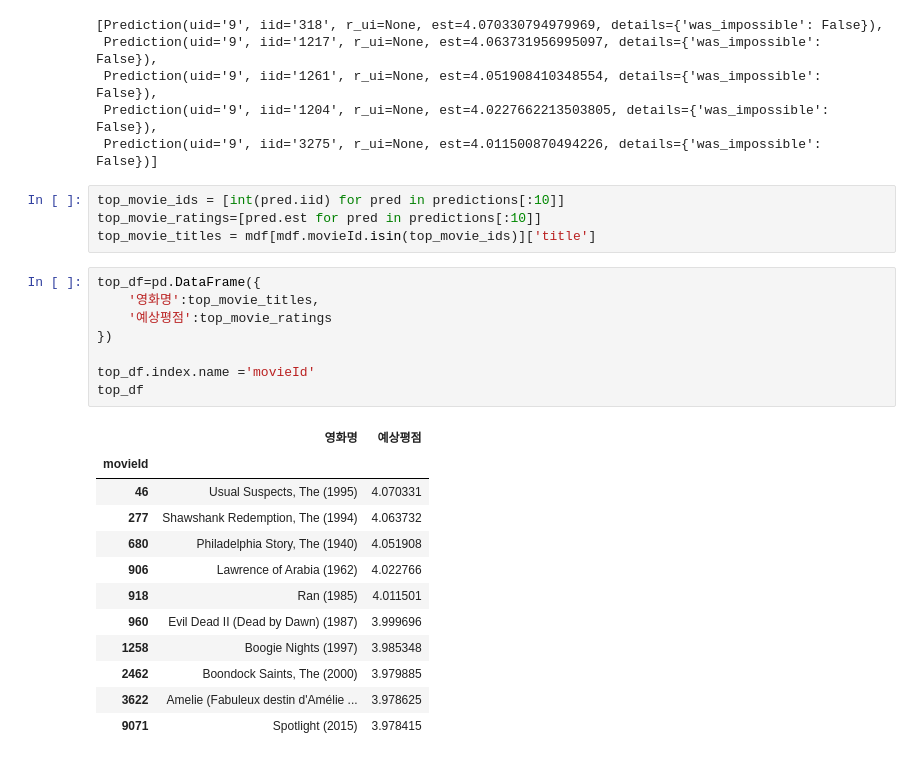
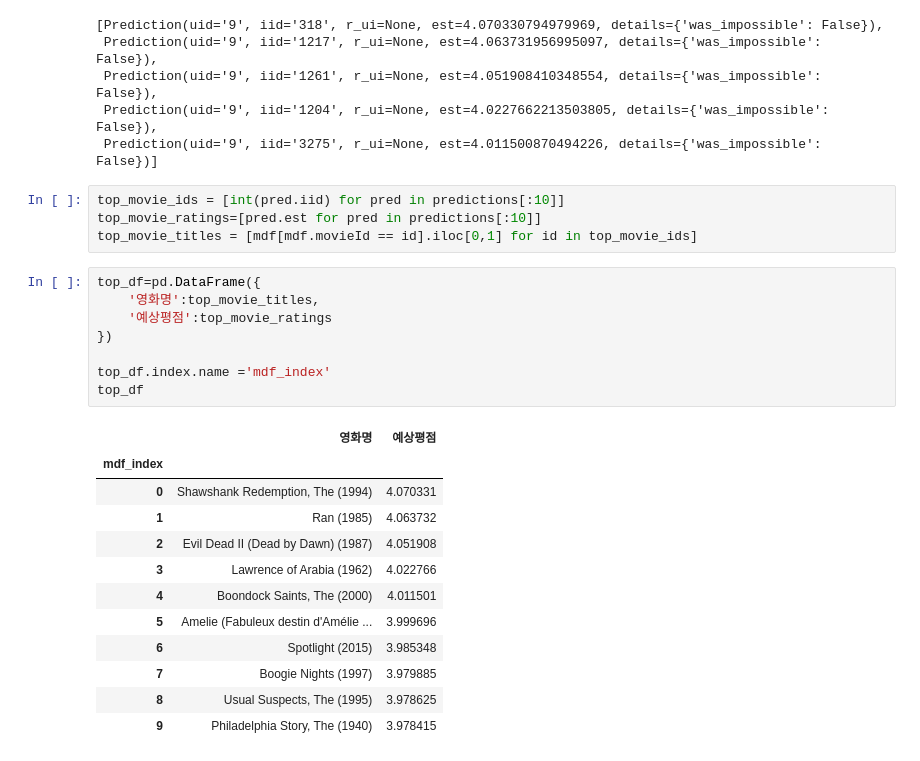
Before and after one commit to fluorjo/machinelearning-2022.04, a Jupyter notebook: 08.추천시스템/2_잠재요인_협업_필터링.ipynb, the cells around one changed output. Saved outputs shown, nothing was run; the diff lists cells and outputs as text.

```diff
--- a/08.추천시스템/2_잠재요인_협업_필터링.ipynb
+++ b/08.추천시스템/2_잠재요인_협업_필터링.ipynb
@@ -102,25 +104,25 @@ predictions[:5]
 # %%
 top_movie_ids = [int(pred.iid) for pred in predictions[:10]]
 top_movie_ratings=[pred.est for pred in predictions[:10]]
-top_movie_titles = mdf[mdf.movieId.isin(top_movie_ids)]['title']
+top_movie_titles = [mdf[mdf.movieId == id].iloc[0,1] for id in top_movie_ids]
 # %%
 top_df=pd.DataFrame({
     '영화명':top_movie_titles,
     '예상평점':top_movie_ratings
 })
 
-top_df.index.name ='movieId'
+top_df.index.name ='mdf_index'
 top_df
 # %% [output]
 |  | 영화명 | 예상평점 |
-| movieId |  |  |
-| 46 | Usual Suspects, The (1995) | 4.070331 |
-| 277 | Shawshank Redemption, The (1994) | 4.063732 |
-| 680 | Philadelphia Story, The (1940) | 4.051908 |
-| 906 | Lawrence of Arabia (1962) | 4.022766 |
-| 918 | Ran (1985) | 4.011501 |
-| 960 | Evil Dead II (Dead by Dawn) (1987) | 3.999696 |
-| 1258 | Boogie Nights (1997) | 3.985348 |
-| 2462 | Boondock Saints, The (2000) | 3.979885 |
-| 3622 | Amelie (Fabuleux destin d'Amélie ... | 3.978625 |
-| 9071 | Spotlight (2015) | 3.978415 |
+| mdf_index |  |  |
+| 0 | Shawshank Redemption, The (1994) | 4.070331 |
+| 1 | Ran (1985) | 4.063732 |
+| 2 | Evil Dead II (Dead by Dawn) (1987) | 4.051908 |
+| 3 | Lawrence of Arabia (1962) | 4.022766 |
+| 4 | Boondock Saints, The (2000) | 4.011501 |
+| 5 | Amelie (Fabuleux destin d'Amélie ... | 3.999696 |
+| 6 | Spotlight (2015) | 3.985348 |
+| 7 | Boogie Nights (1997) | 3.979885 |
+| 8 | Usual Suspects, The (1995) | 3.978625 |
+| 9 | Philadelphia Story, The (1940) | 3.978415 |
```
Also changed, not shown: parts of 4 cells of this notebook.
